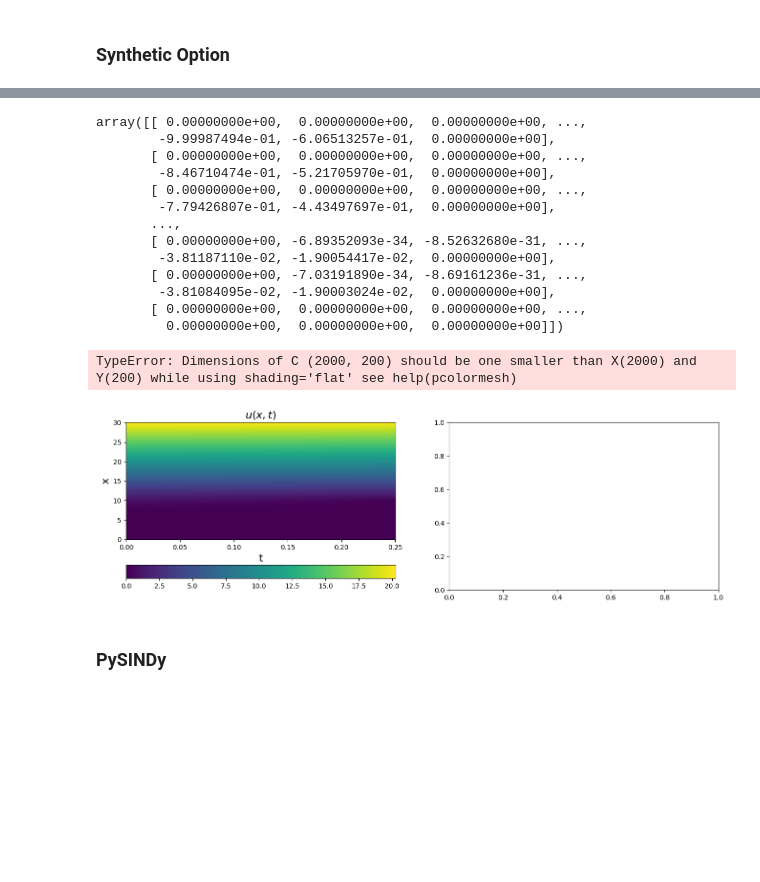
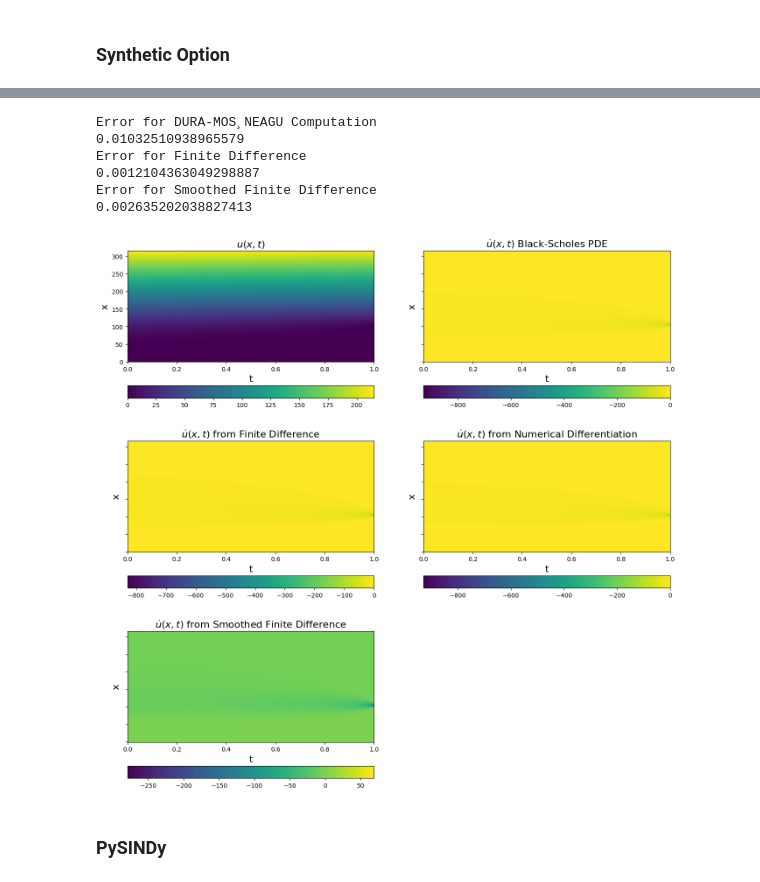
Before and after one commit to brunoCCOS/bs-find-with-sindy, a Jupyter notebook: SINDy_precificacao_derivativos.ipynb, the cells around one changed output, grey strips where cells are left out. Cells and saved outputs as stored; diff of their text form; code cells hidden in the pictures; blank space fills up the shorter version.

```diff
--- a/SINDy_precificacao_derivativos.ipynb
+++ b/SINDy_precificacao_derivativos.ipynb
@@ -129,16 +125,0 @@ def numerical_black_scholes(S,K,dt,r,sigma):
-# %%
-def numerical_partial_black_scholes(S,V,dt,r,sigma):
-    M = len(S[0])
-    N = len(S[:,0])
-    V_dot = np.zeros([M,N])
-
-    alpha = 0.5*(sigma**2)
-    beta = 0.5*r
-
-    #Calculate option-value
-    for m in range(M-1):
-        v_m = []
-        for n in range(1,N-1):
-                v_m.append((beta*n - alpha*(n**2))*V[m,n-1] + 2*(beta + alpha*(n**2))*V[m,n] - (alpha*(n**2) + beta*n)*V[m,n+1])
-        V_dot[m+1] = [0] + v_m + [0]
-    return V_dot
@@ -153,71 +126,79 @@ v_dot = v_dot[::-1]
-# %%
-v_dot
-# %% [output]
-array([[ 0.00000000e+00,  0.00000000e+00,  0.00000000e+00, ...,
-        -9.99987494e-01, -6.06513257e-01,  0.00000000e+00],
-       [ 0.00000000e+00,  0.00000000e+00,  0.00000000e+00, ...,
-        -8.46710474e-01, -5.21705970e-01,  0.00000000e+00],
-       [ 0.00000000e+00,  0.00000000e+00,  0.00000000e+00, ...,
-        -7.79426807e-01, -4.43497697e-01,  0.00000000e+00],
-       ...,
-       [ 0.00000000e+00, -6.89352093e-34, -8.52632680e-31, ...,
-        -3.81187110e-02, -1.90054417e-02,  0.00000000e+00],
-       [ 0.00000000e+00, -7.03191890e-34, -8.69161236e-31, ...,
-        -3.81084095e-02, -1.90003024e-02,  0.00000000e+00],
-       [ 0.00000000e+00,  0.00000000e+00,  0.00000000e+00, ...,
-         0.00000000e+00,  0.00000000e+00,  0.00000000e+00]])
 # %%
 n_arr = np.asarray([np.arange(0,spacesteps,1)]*timesteps).T
 u_x = ps.FiniteDifference(axis=0,order = 2)._differentiate(u,t = dx)
 u_xx = ps.FiniteDifference(axis=0,d=2,order = 2)._differentiate(u,t = dx)
 u_t = ps.FiniteDifference(axis=1,order = 1)._differentiate(u,t = dt)
+u_t_ = ps.SmoothedFiniteDifference(axis=1,order = 1)._differentiate(u,t = dt)
+v_dot = numerical_partial_black_scholes(u.T,r,sigma).T
+
 adapt_u_xx = u_xx * (dx**2)
 adapt_u_x = u_x * (dx)
 
 
 # Plot u and u_dot
-plt.figure(figsize=(16, 10))
-plt.subplot(2, 2, 1)
+plt.figure(figsize=(16, 16))
+plt.subplot(3, 2, 1)
 plt.pcolormesh(t, x, u)
 plt.xlabel("t", fontsize=16)
 plt.ylabel("x", fontsize=16)
 plt.title(r"$u(x, t)$", fontsize=16)
 plt.colorbar(orientation="horizontal")
 
-plt.subplot(2, 2, 2)
+plt.subplot(3, 2, 4)
 plt.pcolormesh(t, x, v_dot)
 plt.xlabel("t", fontsize=16)
 plt.ylabel("x", fontsize=16)
 ax = plt.gca()
 ax.set_yticklabels([])
-plt.title(r"$\dot{u}(x, t)$ from FD", fontsize=16)
+plt.title(r"$\dot{u}(x, t)$ from Numerical Differentiation", fontsize=16)
 plt.colorbar(orientation="horizontal")
 
-u_dot = -(1/2)*((sigma**2)*(n_arr**2)*(adapt_u_xx)) - (r*(n_arr)*(adapt_u_x)) + r*u
-plt.subplot(2, 2, 4)
+u_dot = -(1/2)*((sigma**2)*(X.T**2)*u_xx) - (r*(X.T)*u_x) + r*u
+plt.subplot(3, 2, 2)
 plt.pcolormesh(t, x, u_dot)
 plt.xlabel("t", fontsize=16)
 plt.ylabel("x", fontsize=16)
 ax = plt.gca()
 ax.set_yticklabels([])
 plt.title(r"$\dot{u}(x, t)$ Black-Scholes PDE", fontsize=16)
 plt.colorbar(orientation="horizontal")
 
 
-plt.subplot(2, 2, 3)
-plt.pcolormesh(t, x, V.T)
+plt.subplot(3, 2, 3)
+plt.pcolormesh(t, x, u_t)
 plt.xlabel("t", fontsize=16)
 plt.ylabel("x", fontsize=16)
 ax = plt.gca()
 ax.set_yticklabels([])
-plt.title(r"$u(x, t)$ from Numerical Differentiation", fontsize=16)
+plt.title(r"$\dot{u}(x, t)$ from Finite Difference", fontsize=16)
 plt.colorbar(orientation="horizontal")
 
+plt.subplot(3, 2, 5)
+plt.pcolormesh(t, x, u_t_)
+plt.xlabel("t", fontsize=16)
+plt.ylabel("x", fontsize=16)
+ax = plt.gca()
+ax.set_yticklabels([])
+plt.title(r"$\dot{u}(x, t)$ from Smoothed Finite Difference", fontsize=16)
+plt.colorbar(orientation="horizontal")
+
+
+print('Error for DURA-MOS¸NEAGU Computation')
+print((np.sqrt((u_dot - v_dot)**2)).mean())
+print('Error for Finite Difference ')
+print((np.sqrt((u_dot - u_t)**2)).mean())
+print('Error for Smoothed Finite Difference')
+print((np.sqrt((u_dot - u_t_)**2)).mean())
+
 plt.show()
-# See how much SmoothedFiniteDifference improves the derivatives!
 # %% [output]
-TypeError: Dimensions of C (2000, 200) should be one smaller than X(2000) and Y(200) while using shading='flat' see help(pcolormesh)
+Error for DURA-MOS¸NEAGU Computation
+0.01032510938965579
+Error for Finite Difference
+0.0012104363049298887
+Error for Smoothed Finite Difference
+0.002635202038827413
-[figure, old version]
+[figure, new version]
 # %% [markdown]
 ### PySINDy
 # %%
```
Also changed, not shown: parts of 8 cells of this notebook.
